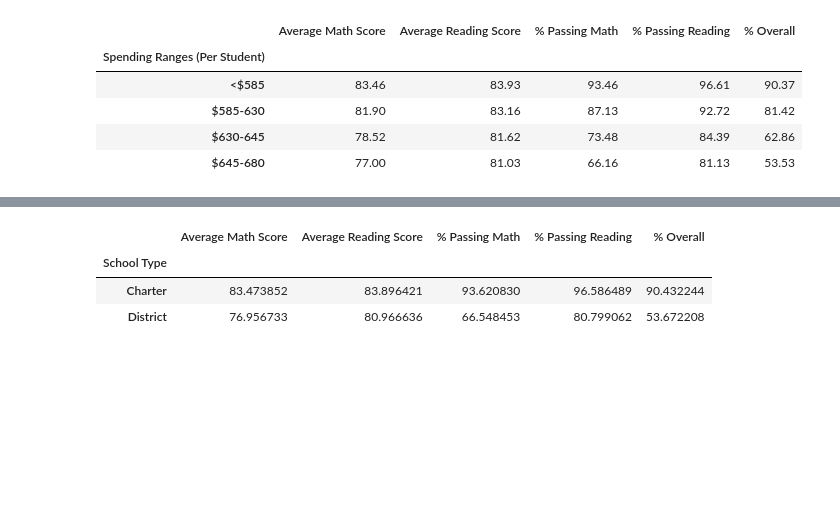
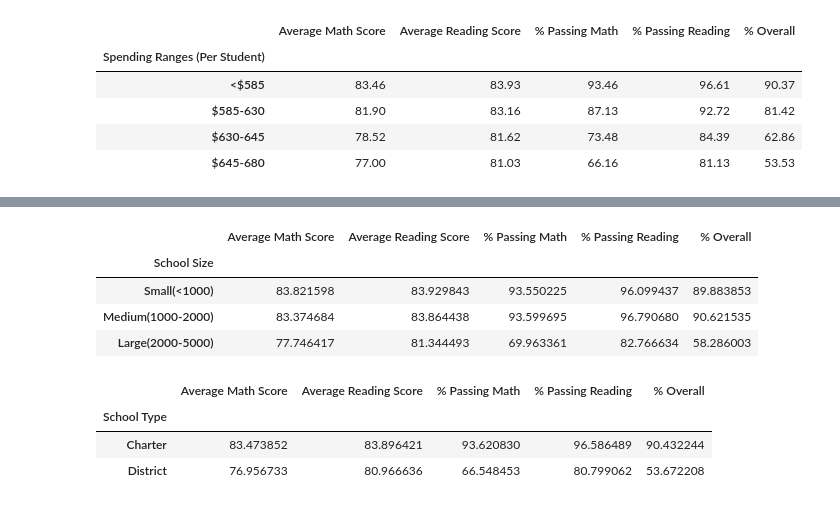
Before and after one commit to RSGDATA/School-analysis, a Jupyter notebook: Resources/School DataFrame.ipynb, the cells around one changed output, grey strips where cells are left out. Saved outputs shown, nothing was run; the diff lists cells and outputs as text; code cells hidden in the pictures; blank space fills up the shorter version.

```diff
--- a/Resources/School DataFrame.ipynb
+++ b/Resources/School DataFrame.ipynb
@@ -110,7 +79,14 @@ passing_math = school_groupby.math_score.apply(lambda x: x[x>=70].count()) / sch
 
 passing_reading = school_groupby.reading_score.apply(lambda x: x[x>=70].count()) / school_groupby.reading_score.count() * 100
 
-passing_overall = school_groupby.apply(lambda x: x[ (x["reading_score"]>=70) & (x["math_score"]>=70) ].count()) / school_groupby.count() * 100
+
+
+
+passing_overall = school_groupby.apply(lambda x: x[ (x["reading_score"]>=70) & \
+                  (x["math_score"]>=70) ].count()) / school_groupby.count() * 100
+
+
+
 passing_overall["Overall Score"] = passing_overall["gender"]
 passing_overall = passing_overall["Overall Score"]
 
@@ -316,7 +283,8 @@ bins = [0, 585, 630, 645, 680,]
 
 group_names = ["<$585", "$585-630", "$630-645", "$645-680"]
 # %%
-school_summary["Spending Ranges (Per Student)"] = pd.cut(school_summary["spending_ranges_per_student"], bins, labels=group_names, include_lowest=True)
+school_summary["Spending Ranges (Per Student)"] = pd.cut(school_summary["spending_ranges_per_student"], bins, \
+                                                  labels=group_names, include_lowest=True)
 
 school_summary
 # %% [output]
@@ -450,3 +354,12 @@ population_school_size
 # %%
-# school_summary.groupby('School Size').mean()[["Average Math Score","Average Reading Score","% Passing Math","% Passing Reading","% Overall"]]
+school_size_df = bins_groupy\
+                 [["Average Math Score","Average Reading Score","% Passing Math","% Passing Reading","% Overall"]]
+
+school_size_df
+# %% [output]
+|  | Average Math Score | Average Reading Score | % Passing Math | % Passing Reading | % Overall |
+| School Size |  |  |  |  |  |
+| Small(<1000) | 83.821598 | 83.929843 | 93.550225 | 96.099437 | 89.883853 |
+| Medium(1000-2000) | 83.374684 | 83.864438 | 93.599695 | 96.790680 | 90.621535 |
+| Large(2000-5000) | 77.746417 | 81.344493 | 69.963361 | 82.766634 | 58.286003 |
 # %%
@@ -458,9 +370,10 @@ bins_groupy = bins_groupby.mean() # Gives us a DF from the groupby variable
 # %%
-school_size_df = bins_groupy [["Average Math Score","Average Reading Score","% Passing Math","% Passing Reading","% Overall"]]
+school_type_df = school_type_df\
+                 [["Average Math Score","Average Reading Score","% Passing Math","% Passing Reading","% Overall"]]
 
-# Selects specific cols from bins_groupby, puts them in a new dataframe, school_size_df
-
-# school_size_df
-
-# total_students = len(renamed_df)
-# total_students
+school_type_df
+# %% [output]
+|  | Average Math Score | Average Reading Score | % Passing Math | % Passing Reading | % Overall |
+| School Type |  |  |  |  |  |
+| Charter | 83.473852 | 83.896421 | 93.620830 | 96.586489 | 90.432244 |
+| District | 76.956733 | 80.966636 | 66.548453 | 80.799062 | 53.672208 |
@@ -477,9 +379,0 @@ school_type_df  = school_type_groupby .mean() # Gives us a DF from the groupby v
-# %%
-school_type_df = school_type_df[["Average Math Score","Average Reading Score","% Passing Math","% Passing Reading","% Overall"]]
-
-school_type_df
-# %% [output]
-|  | Average Math Score | Average Reading Score | % Passing Math | % Passing Reading | % Overall |
-| School Type |  |  |  |  |  |
-| Charter | 83.473852 | 83.896421 | 93.620830 | 96.586489 | 90.432244 |
-| District | 76.956733 | 80.966636 | 66.548453 | 80.799062 | 53.672208 |
```
Also changed, not shown: parts of 24 cells of this notebook.
